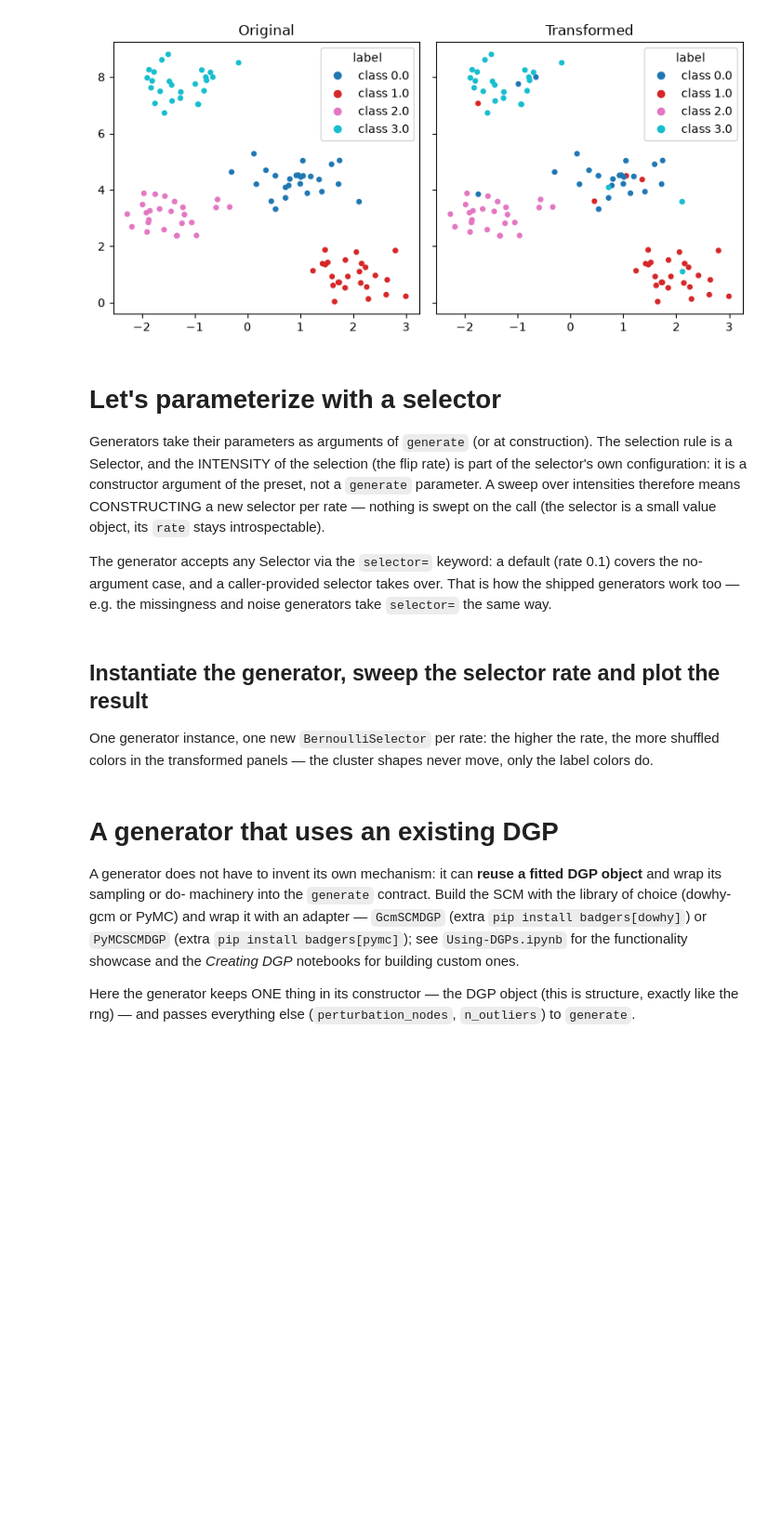
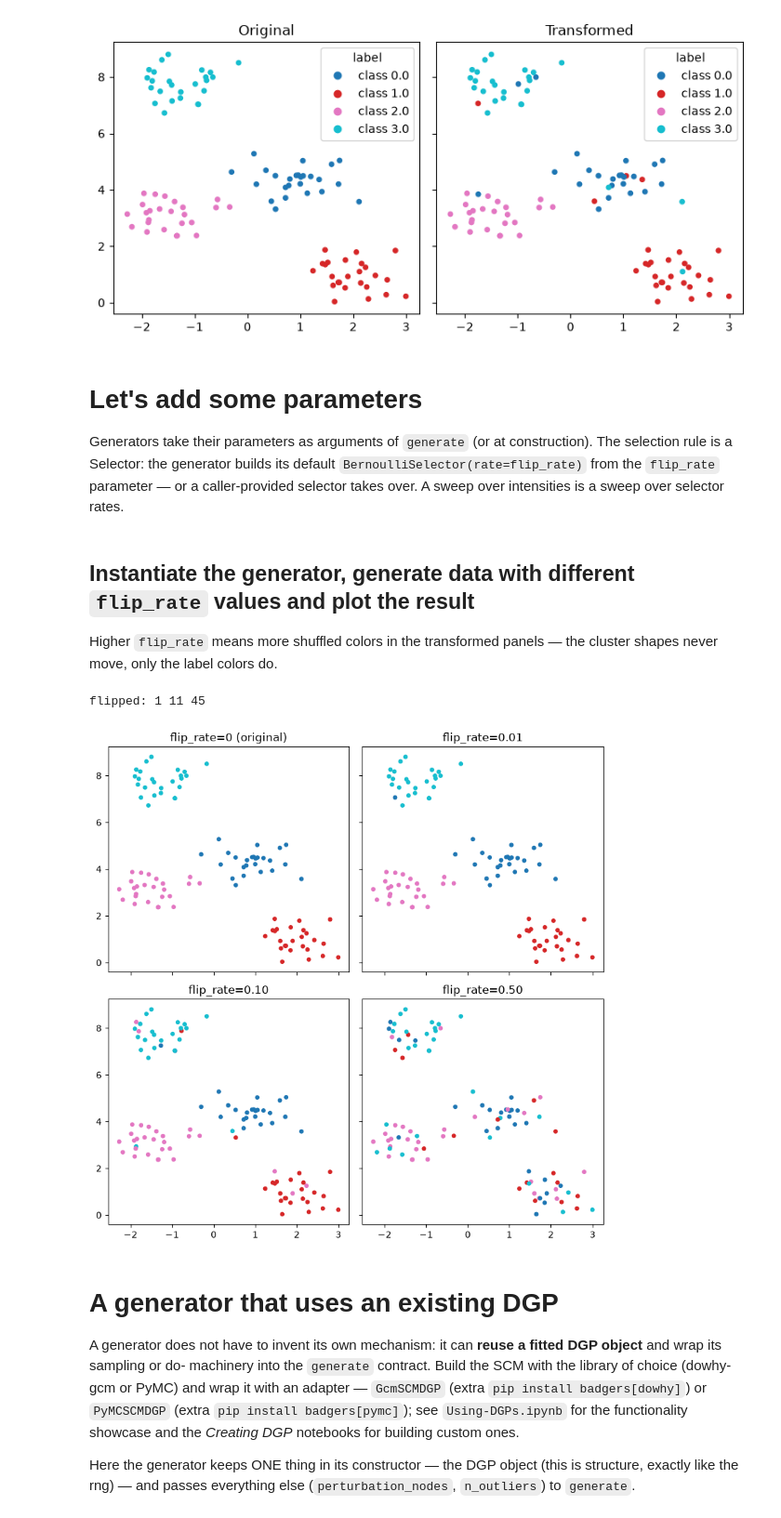
Before and after one commit to Fraunhofer-IESE/badgers, a Jupyter notebook: docs/dev/Create-New-Tabular-Generators.ipynb, the cells around one changed output. Shown at 93% size. Drawn from its saved outputs; the diff is of its cells as text; code cells hidden in the pictures; blank space fills up the shorter version.

Commit message:
docs: flip-rate intensity moves into the selector - rate sweep constructs one BernoulliSelector per rate

```diff
--- a/docs/dev/Create-New-Tabular-Generators.ipynb
+++ b/docs/dev/Create-New-Tabular-Generators.ipynb
@@ -257,29 +270,18 @@ plt.tight_layout()
 # %% [output]
 [figure]
 # %% [markdown]
-# Let's parameterize with a selector
+# Let's add some parameters
 
 Generators take their parameters as arguments of `generate` (or at
-construction). The selection rule is a Selector, and the INTENSITY
-of the selection (the flip rate) is part of the selector's own
-configuration: it is a constructor argument of the preset, not a
-`generate` parameter. A sweep over intensities therefore means
-CONSTRUCTING a new selector per rate — nothing is swept on the call
-(the selector is a small value object, its `rate` stays introspectable).
-
-The generator accepts any Selector via the `selector=` keyword: a
-default (rate 0.1) covers the no-argument case, and a caller-provided
-selector takes over. That is how the shipped generators work too —
-e.g. the missingness and noise generators take `selector=` the same
-way.
+construction). The selection rule is a Selector: the generator builds
+its default `BernoulliSelector(rate=flip_rate)` from the `flip_rate`
+parameter — or a caller-provided selector takes over. A sweep over
+intensities is a sweep over selector rates.
 # %%
 class MyGenerator(GeneratorMixin):
     """
     Flip a fraction of class labels to another class
-    (a realistic name would be ClassFlipGenerator).
-    Which rows get flipped is decided by a Selector (badgers.core.selectors):
-    the selector carries the intensity (its rate), the generator
-    only realizes the defect.
+    (a realistic name would be ClassFlipGenerator)
     """
 
     def __init__(self, random_generator:np.random.Generator=default_rng(seed=0)):
@@ -289,20 +291,19 @@ class MyGenerator(GeneratorMixin):
         self.random_generator = random_generator
 
     @preprocess_inputs
-    def generate(self, X, y=None, *, class_column: int = -1, selector=None):
+    def generate(self, X, y=None, *, class_column: int = -1,
+                 flip_rate: float = 0.1, selector=None):
         """
-        Flip a fraction of the labels (column `class_column` of X) to a
-        different class.
+        Flip `flip_rate` of the labels to a different class.
         :param X: features, with the class labels in column `class_column`
         :param y: deprecated slot, ignored (the labels live inside X)
         :param class_column: column of X holding the class labels
-        :param selector: a Selector deciding which rows fire; defaults to
-            BernoulliSelector("class", rate=0.1) bound to the generator rng.
-            The intensity (rate) lives in the selector's constructor —
-            pass a new selector per rate.
+        :param flip_rate: fraction of rows whose label is flipped
+            (used to build the default BernoulliSelector)
+        :param selector: a Selector taking over row selection when given
         """
         if selector is None:
-            selector = BernoulliSelector("class", rate=0.1,
+            selector = BernoulliSelector("class", rate=flip_rate,
                                          rng=self.random_generator)
         flag = next(iter(selector(X, y=None).values()))
         labels = X[:, class_column]
@@ -317,37 +318,34 @@ class MyGenerator(GeneratorMixin):
             Xt[flag_idx, class_column] = classes[choice]
         return Xt, None
 # %% [markdown]
-## Instantiate the generator, sweep the selector rate and plot the result
+## Instantiate the generator, generate data with different `flip_rate` values and plot the result
 
-One generator instance, one new `BernoulliSelector` per rate: the
-higher the rate, the more shuffled colors in the transformed panels —
-the cluster shapes never move, only the label colors do.
+Higher `flip_rate` means more shuffled colors in the transformed
+panels — the cluster shapes never move, only the label colors do.
 # %%
 gen = MyGenerator()
 # %%
 labels = Xc[:, -1]
-Xt_p01, _ = gen.generate(Xc.copy(), None,
-                         selector=BernoulliSelector("class", rate=0.01,
-                                                    rng=default_rng(seed=seed)))
-Xt_p10, _ = gen.generate(Xc.copy(), None,
-                         selector=BernoulliSelector("class", rate=0.10,
-                                                    rng=default_rng(seed=seed)))
-Xt_p50, _ = gen.generate(Xc.copy(), None,
-                         selector=BernoulliSelector("class", rate=0.50,
-                                                    rng=default_rng(seed=seed)))
+Xt_p01, _ = gen.generate(Xc.copy(), None, flip_rate=0.01)
+Xt_p10, _ = gen.generate(Xc.copy(), None, flip_rate=0.10)
+Xt_p50, _ = gen.generate(Xc.copy(), None, flip_rate=0.50)
 print('flipped:', int((labels != Xt_p01[:, -1]).sum()),
       int((labels != Xt_p10[:, -1]).sum()),
       int((labels != Xt_p50[:, -1]).sum()))
+# %% [output]
+flipped: 1 11 45
 # %%
 fig, axes = plt.subplots(2, 2, figsize=(8,8), sharex=True, sharey=True)
 axes[0,0].scatter(Xc[:, 0], Xc[:, 1], c=labels, cmap='tab10', s=15)
 axes[0,1].scatter(Xt_p01[:, 0], Xt_p01[:, 1], c=Xt_p01[:, -1], cmap='tab10', s=15)
 axes[1,0].scatter(Xt_p10[:, 0], Xt_p10[:, 1], c=Xt_p10[:, -1], cmap='tab10', s=15)
 axes[1,1].scatter(Xt_p50[:, 0], Xt_p50[:, 1], c=Xt_p50[:, -1], cmap='tab10', s=15)
-for ax, title in zip(axes.flat, ['rate=0 (original)', 'rate=0.01',
-                                 'rate=0.10', 'rate=0.50']):
+for ax, title in zip(axes.flat, ['flip_rate=0 (original)', 'flip_rate=0.01',
+                                 'flip_rate=0.10', 'flip_rate=0.50']):
     ax.set_title(title)
 plt.tight_layout()
+# %% [output]
+[figure, added]
 # %% [markdown]
 # A generator that uses an existing DGP
 
```
Also changed, not shown: parts of 2 cells of this notebook.
